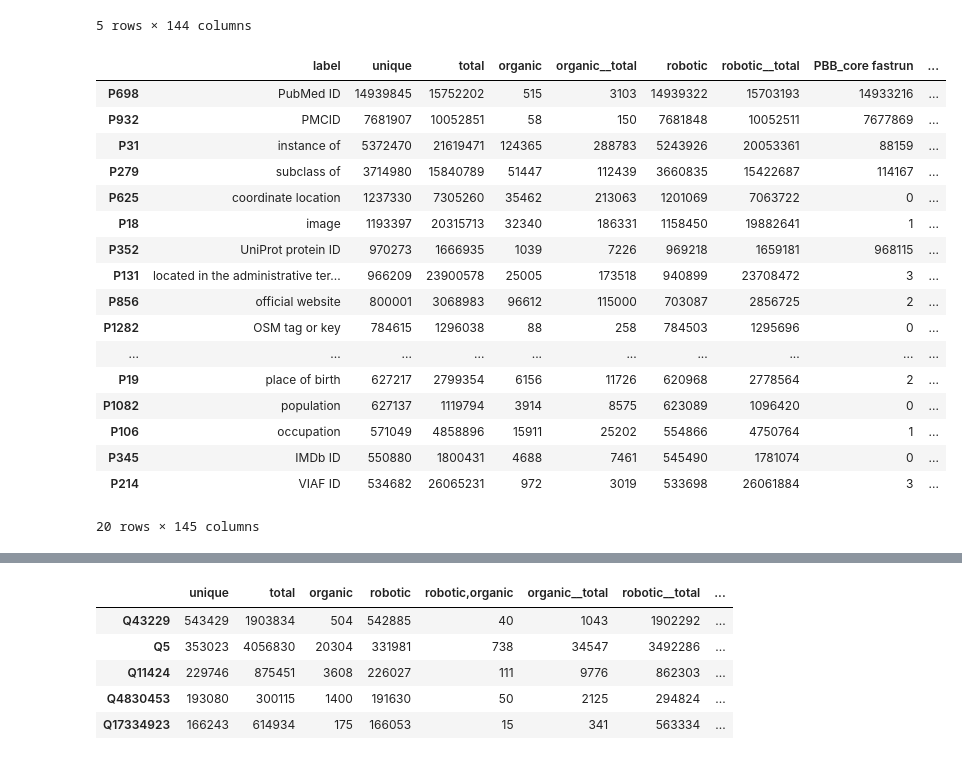
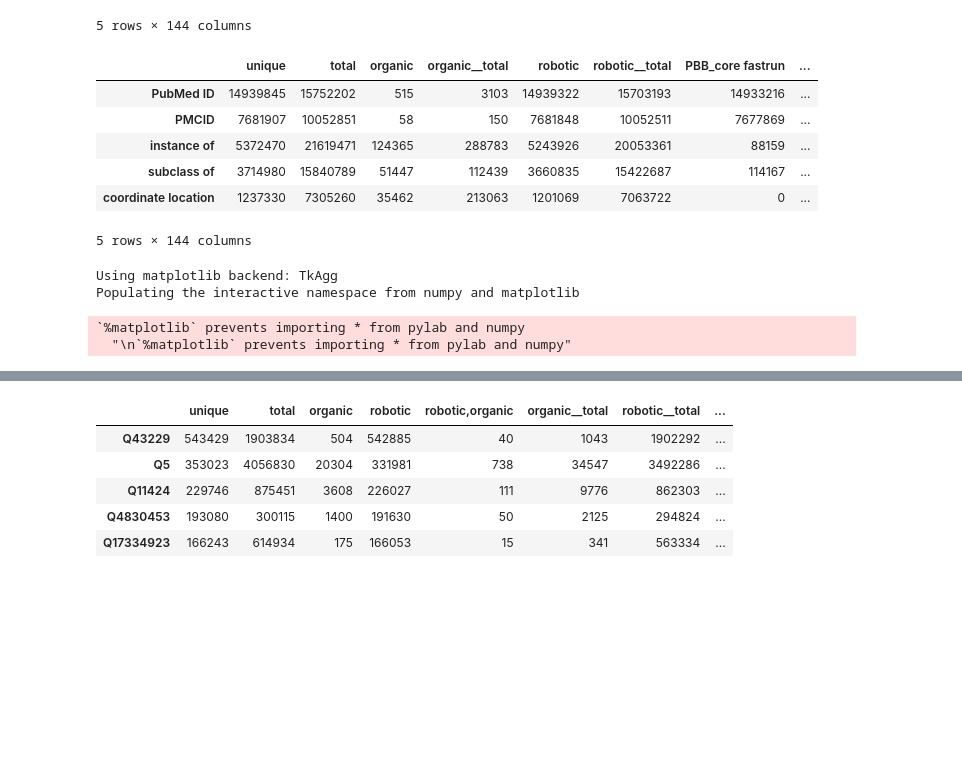
Before and after one commit to stuppie/wikidata-sparql-query-log-analysis, a Jupyter notebook: explore.ipynb, the cells around one changed output, grey strips where cells are left out. Saved outputs shown, nothing was run; the diff lists cells and outputs as text; code cells hidden in the pictures; blank space fills up the shorter version.

```diff
--- a/explore.ipynb
+++ b/explore.ipynb
@@ -57,26 +57,25 @@ prop_label_df = wdi_core.WDItemEngine.execute_sparql_query(query, as_dataframe=T
 prop_label_df.prop = prop_label_df.prop.str.replace("http://www.wikidata.org/entity/", "")
 prop_label = dict(zip(prop_label_df.prop, prop_label_df.propLabel))
 # %%
-prop_df['label'] = prop_df.index.map(prop_label.get)
-cols = list(prop_df.columns)
-prop_df = prop_df[cols[-1:] + cols[:-1]]
-prop_df.head(20)
+prop_df.index = prop_df.index.map(prop_label.get)
+prop_df = prop_df.iloc[prop_df.index.notnull(),:]
+prop_df.head(5)
 # %% [output]
-|  | label | unique | total | organic | organic__total | robotic | robotic__total | PBB_core fastrun | ... |
-| P698 | PubMed ID | 14939845 | 15752202 | 515 | 3103 | 14939322 | 15703193 | 14933216 | ... |
-| P932 | PMCID | 7681907 | 10052851 | 58 | 150 | 7681848 | 10052511 | 7677869 | ... |
-| P31 | instance of | 5372470 | 21619471 | 124365 | 288783 | 5243926 | 20053361 | 88159 | ... |
-| P279 | subclass of | 3714980 | 15840789 | 51447 | 112439 | 3660835 | 15422687 | 114167 | ... |
-| P625 | coordinate location | 1237330 | 7305260 | 35462 | 213063 | 1201069 | 7063722 | 0 | ... |
-| P18 | image | 1193397 | 20315713 | 32340 | 186331 | 1158450 | 19882641 | 1 | ... |
-| P352 | UniProt protein ID | 970273 | 1666935 | 1039 | 7226 | 969218 | 1659181 | 968115 | ... |
-| P131 | located in the administrative ter... | 966209 | 23900578 | 25005 | 173518 | 940899 | 23708472 | 3 | ... |
-| P856 | official website | 800001 | 3068983 | 96612 | 115000 | 703087 | 2856725 | 2 | ... |
-| P1282 | OSM tag or key | 784615 | 1296038 | 88 | 258 | 784503 | 1295696 | 0 | ... |
-| ... | ... | ... | ... | ... | ... | ... | ... | ... | ... |
-| P19 | place of birth | 627217 | 2799354 | 6156 | 11726 | 620968 | 2778564 | 2 | ... |
-| P1082 | population | 627137 | 1119794 | 3914 | 8575 | 623089 | 1096420 | 0 | ... |
-| P106 | occupation | 571049 | 4858896 | 15911 | 25202 | 554866 | 4750764 | 1 | ... |
-| P345 | IMDb ID | 550880 | 1800431 | 4688 | 7461 | 545490 | 1781074 | 0 | ... |
-| P214 | VIAF ID | 534682 | 26065231 | 972 | 3019 | 533698 | 26061884 | 3 | ... |
+|  | unique | total | organic | organic__total | robotic | robotic__total | PBB_core fastrun | ... |
+| PubMed ID | 14939845 | 15752202 | 515 | 3103 | 14939322 | 15703193 | 14933216 | ... |
+| PMCID | 7681907 | 10052851 | 58 | 150 | 7681848 | 10052511 | 7677869 | ... |
+| instance of | 5372470 | 21619471 | 124365 | 288783 | 5243926 | 20053361 | 88159 | ... |
+| subclass of | 3714980 | 15840789 | 51447 | 112439 | 3660835 | 15422687 | 114167 | ... |
+| coordinate location | 1237330 | 7305260 | 35462 | 213063 | 1201069 | 7063722 | 0 | ... |
-20 rows × 145 columns
+5 rows × 144 columns
+# %%
+%pylab
+%matplotlib inline
+import matplotlib.pyplot as plt
+import seaborn as sns
+sns.set(style="whitegrid")
+# %% [output]
+Using matplotlib backend: TkAgg
+Populating the interactive namespace from numpy and matplotlib
+`%matplotlib` prevents importing * from pylab and numpy
+  "\n`%matplotlib` prevents importing * from pylab and numpy"
```
Also changed, not shown: parts of 14 cells of this notebook.
